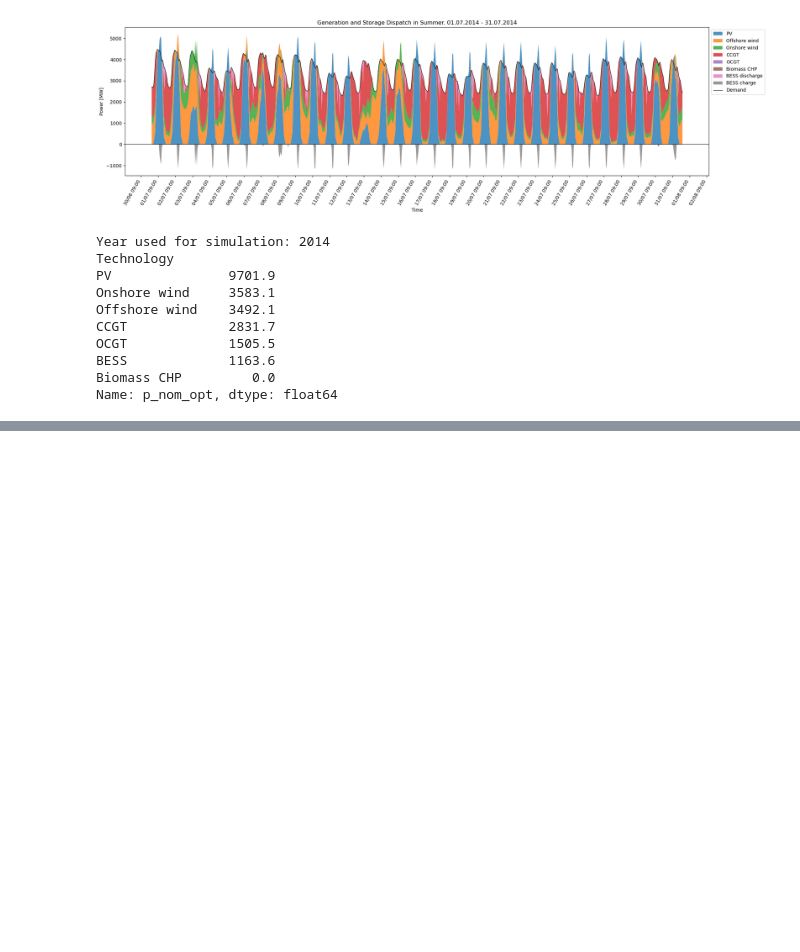
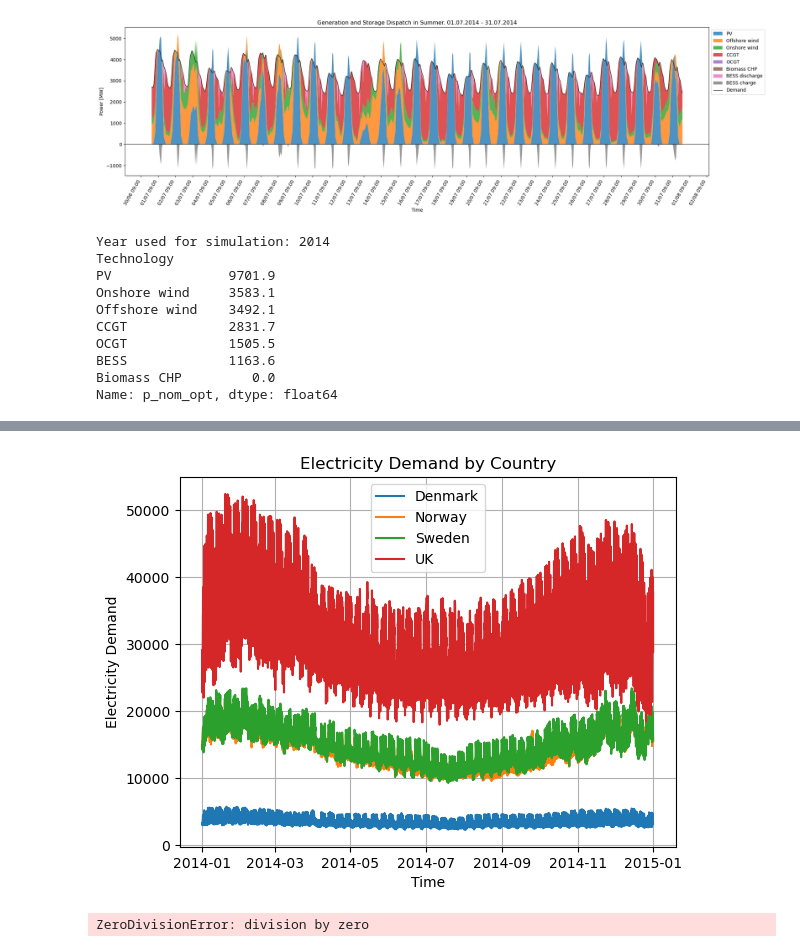
Before and after one commit to martinsiitam/ieg-spring-2026, a Jupyter notebook: martin/project.ipynb, the cells around one changed output, grey strips where cells are left out. Drawn from its saved outputs; the diff is of its cells as text; code cells hidden in the pictures; blank space fills up the shorter version.

```diff
--- a/martin/project.ipynb
+++ b/martin/project.ipynb
@@ -1134,0 +1242,41 @@ Name: p_nom_opt, dtype: float64
+# %%
+plt.figure()
+plt.plot(work_df.index, work_df["el_demand_dk"], label="Denmark")
+plt.plot(work_df.index, work_df["el_demand_no"], label="Norway")
+plt.plot(work_df.index, work_df["el_demand_swe"], label="Sweden")
+plt.plot(work_df.index, work_df["el_demand_gbr"], label="UK")
+
+plt.xlabel("Time")
+plt.ylabel("Electricity Demand")
+plt.title("Electricity Demand by Country")
+plt.legend()
+plt.grid()
+
+plt.show()
+# %% [output]
+[figure, added]
+# %%
+# New technologies: hydro, nuclear
+
+# Technology lifetimes
+hydro_lifetime = 0 # years
+nuclear_lifetime = 0 # years
+
+# CAPEX
+hydro_capex = 0 # EUR/MW
+nuclear_capex = 0 # EUR/MW
+
+# Annualised capital costs
+hydro_capex = hydro_capex / hydro_lifetime # EUR/MW/year
+nuclear_capex = nuclear_capex / nuclear_lifetime # EUR/MW/year
+
+# Annual OPEX costs
+hydro_opex = 40000 # EUR/MW/year
+nuclear_opex = 17000 # EUR/MW/year
+
+# Input costs
+nuclear_fuel_price = 0 # €/MWh
+
+# Setting up marginal generation costs
+# %% [output]
+ZeroDivisionError: division by zero
```
Also changed, not shown: parts of 9 cells of this notebook.
